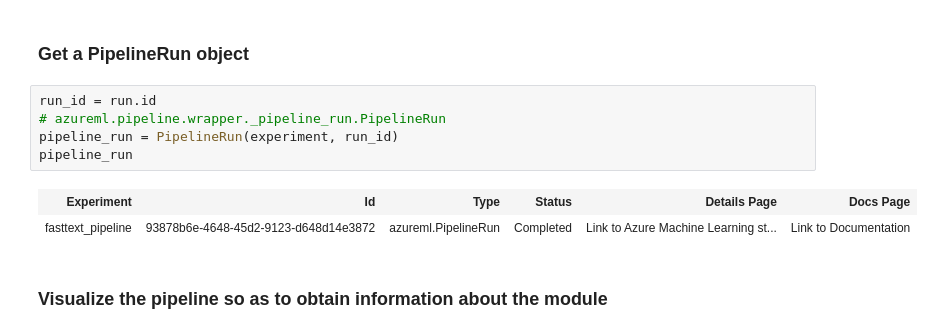
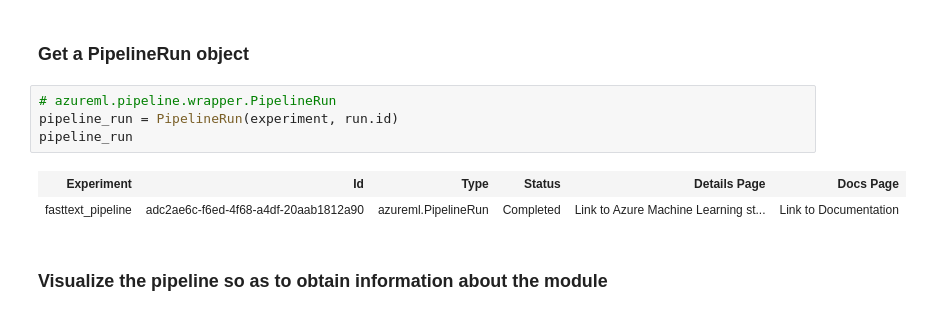
Before and after one commit to smallhaes/fasttext-sentence-classification, a Jupyter notebook: fasttext_batch_inference.ipynb, the cells around one changed output. Saved outputs shown, nothing was run; the diff lists cells and outputs as text.

```diff
--- a/fasttext_batch_inference.ipynb
+++ b/fasttext_batch_inference.ipynb
@@ -120,13 +121,12 @@ run
 # %% [markdown]
 ### Get a PipelineRun object
 # %%
-run_id = run.id
-# azureml.pipeline.wrapper._pipeline_run.PipelineRun
-pipeline_run = PipelineRun(experiment, run_id)
+# azureml.pipeline.wrapper.PipelineRun
+pipeline_run = PipelineRun(experiment, run.id)
 pipeline_run
 # %% [output]
 | Experiment | Id | Type | Status | Details Page | Docs Page |
-| fasttext_pipeline | 93878b6e-4648-45d2-9123-d648d14e3872 | azureml.PipelineRun | Completed | Link to Azure Machine Learning st... | Link to Documentation |
+| fasttext_pipeline | adc2ae6c-f6ed-4f68-a4df-20aab1812a90 | azureml.PipelineRun | Completed | Link to Azure Machine Learning st... | Link to Documentation |
 # %% [markdown]
 ### Visualize the pipeline so as to obtain information about the module
 # %%
```
Also changed, not shown: parts of 14 cells of this notebook, 1 other file.
